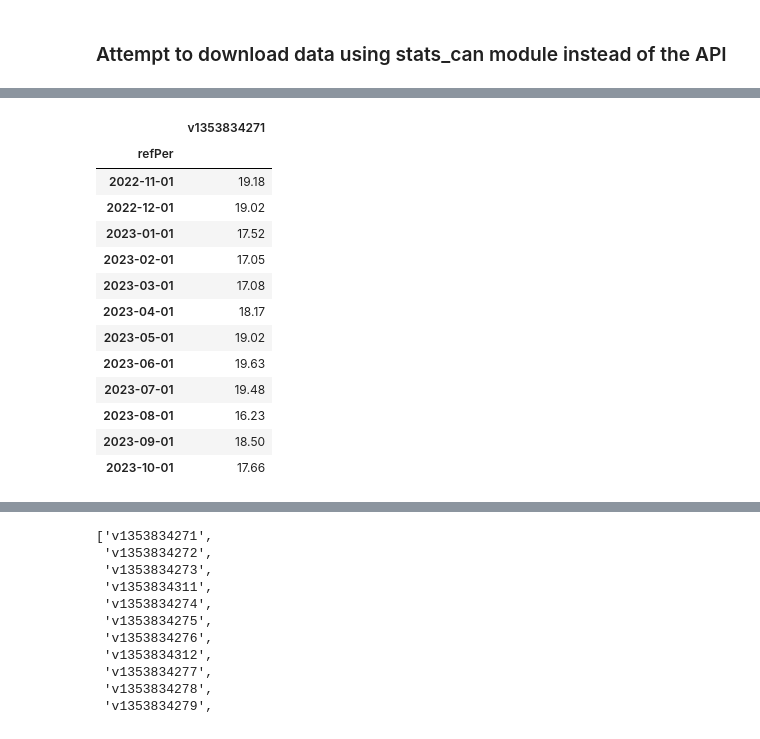
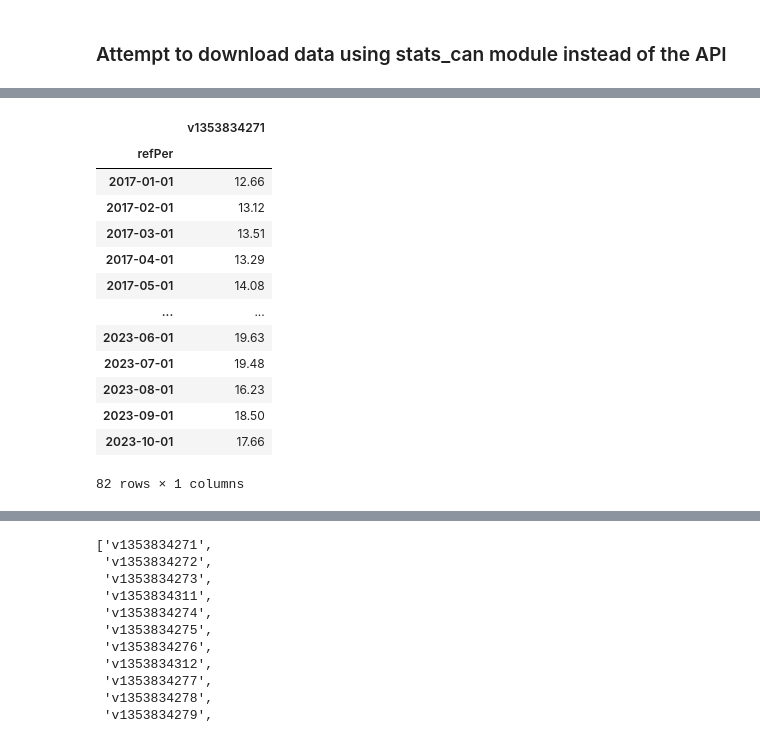
Before and after one commit to madiwiebe/ict-food-cost-planner-project, a Jupyter notebook: data_acquisition/api_tests.ipynb, the cells around one changed output, grey strips where cells are left out. Cells and saved outputs as stored; diff of their text form; code cells hidden in the pictures.

```diff
--- a/data_acquisition/api_tests.ipynb
+++ b/data_acquisition/api_tests.ipynb
@@ -91,23 +91,23 @@ provincial_MRA.tail()
 | 99137 | 2023-10-01 | British Columbia | 2016A000259 | Laundry detergent, 4.43 litres | Dollars | 81 | units | 0 | v1458870250 | 10.110 | ... |
 # %%
 # download specific vector data using a vectorID from the previous table (Beef stewing cuts, per kilogram, Canada)
-scdf1 = sc.vectors_to_df_remote("v1353834271", periods = 12)
+scdf1 = sc.vectors_to_df_remote("v1353834271", periods = 83)
 scdf1
 # %% [output]
 |  | v1353834271 |
 | refPer |  |
-| 2022-11-01 | 19.18 |
-| 2022-12-01 | 19.02 |
-| 2023-01-01 | 17.52 |
-| 2023-02-01 | 17.05 |
-| 2023-03-01 | 17.08 |
-| 2023-04-01 | 18.17 |
-| 2023-05-01 | 19.02 |
+| 2017-01-01 | 12.66 |
+| 2017-02-01 | 13.12 |
+| 2017-03-01 | 13.51 |
+| 2017-04-01 | 13.29 |
+| 2017-05-01 | 14.08 |
+| ... | ... |
 | 2023-06-01 | 19.63 |
 | 2023-07-01 | 19.48 |
 | 2023-08-01 | 16.23 |
 | 2023-09-01 | 18.50 |
 | 2023-10-01 | 17.66 |
+82 rows × 1 columns
 # %%
 # investigate vectorID-based approach
 
```
Also changed, not shown: parts of 3 cells of this notebook.
